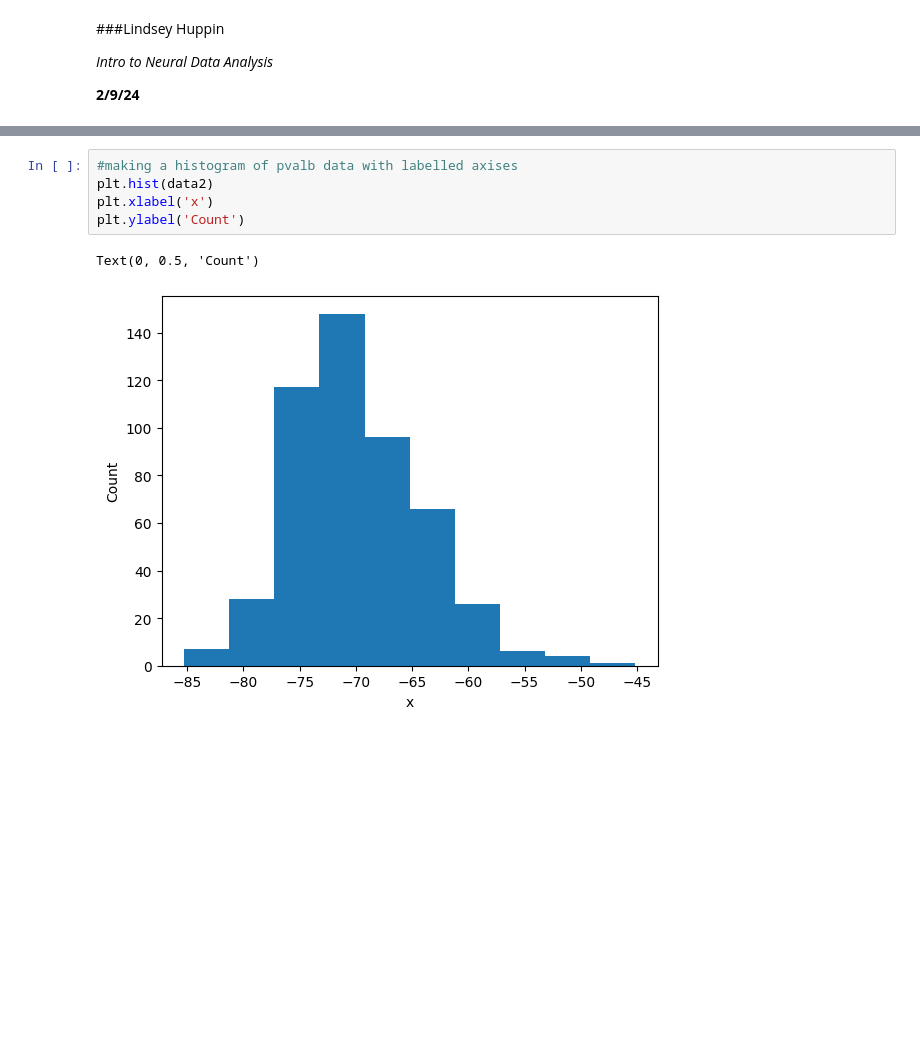
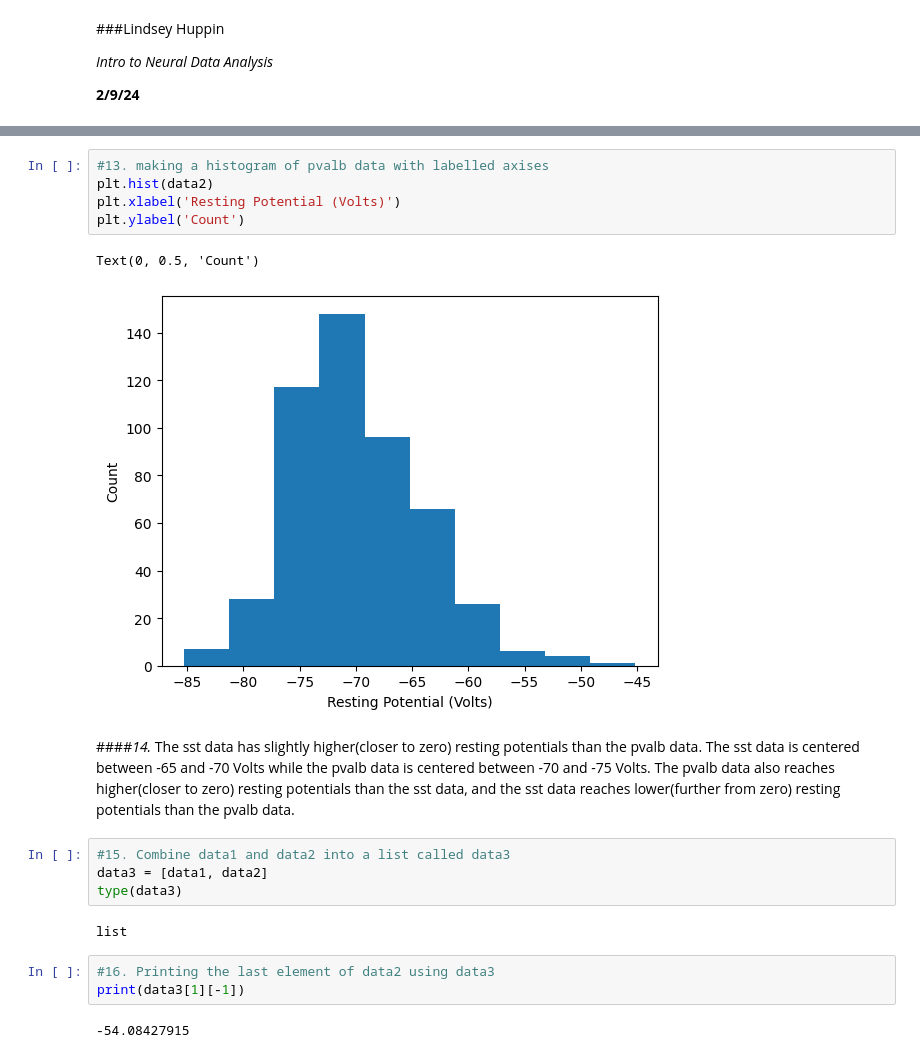
Before and after one commit to lindseyhuppin/Neur265Work, a Jupyter notebook: homework/coding_homework_1.ipynb, the cells around one changed output, grey strips where cells are left out. Saved outputs shown, nothing was run; the diff lists cells and outputs as text; blank space fills up the shorter version.

```diff
--- a/homework/coding_homework_1.ipynb
+++ b/homework/coding_homework_1.ipynb
@@ -128,8 +128,22 @@ Text(0, 0.5, 'y')
 # %%
-#making a histogram of pvalb data with labelled axises
+#13. making a histogram of pvalb data with labelled axises
 plt.hist(data2)
-plt.xlabel('x')
+plt.xlabel('Resting Potential (Volts)')
 plt.ylabel('Count')
 # %% [output]
 Text(0, 0.5, 'Count')
-[figure, old version]
+[figure, new version]
+# %% [markdown]
+####*14.*
+The sst data has slightly higher(closer to zero) resting potentials than the pvalb data. The sst data is centered between -65 and -70 Volts while the pvalb data is centered between -70 and -75 Volts. The pvalb data also reaches higher(closer to zero) resting potentials than the sst data, and the sst data reaches lower(further from zero) resting potentials than the pvalb data.
+# %%
+#15. Combine data1 and data2 into a list called data3
+data3 = [data1, data2]
+type(data3)
+# %% [output]
+list
+# %%
+#16. Printing the last element of data2 using data3
+print(data3[1][-1])
+# %% [output]
+-54.08427915
```
Also changed, not shown: parts of 9 cells of this notebook.
